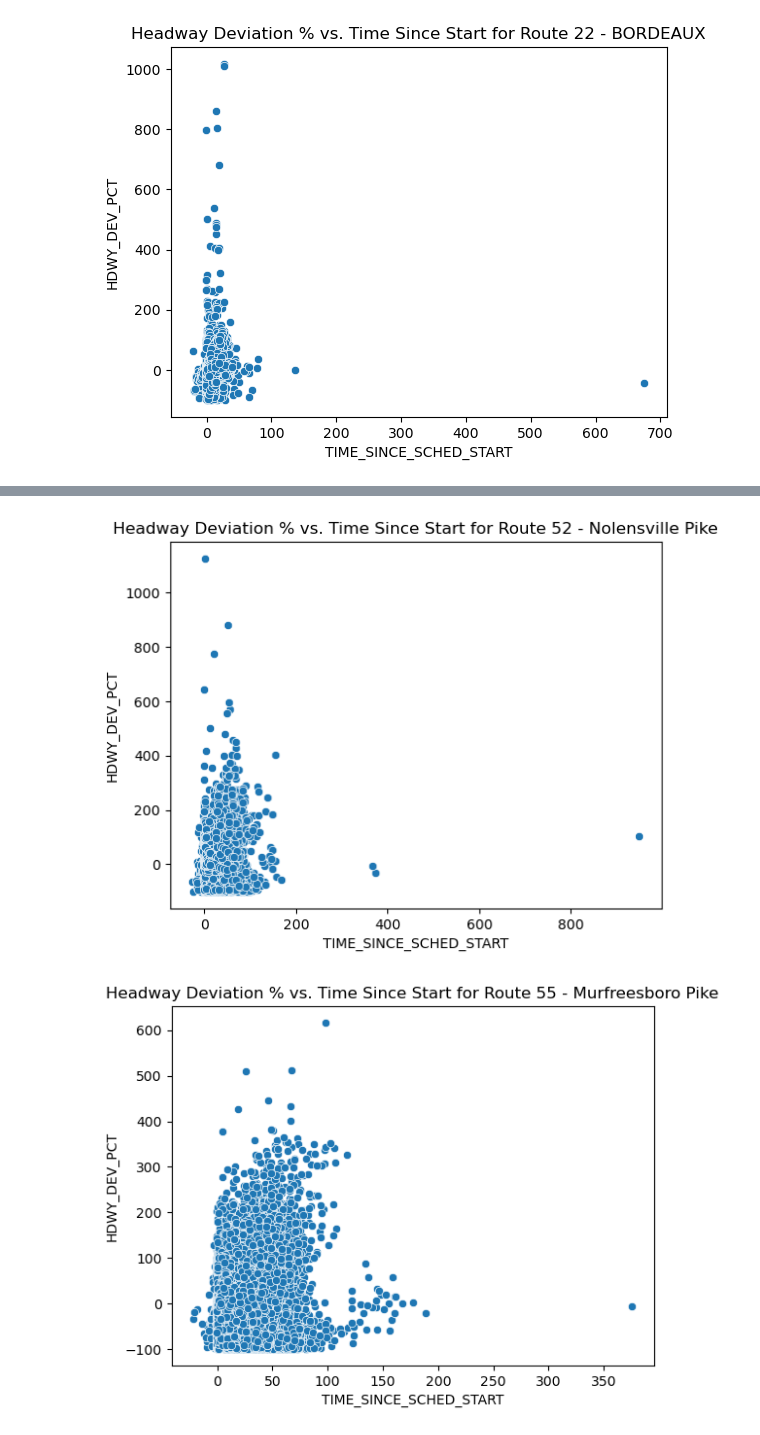
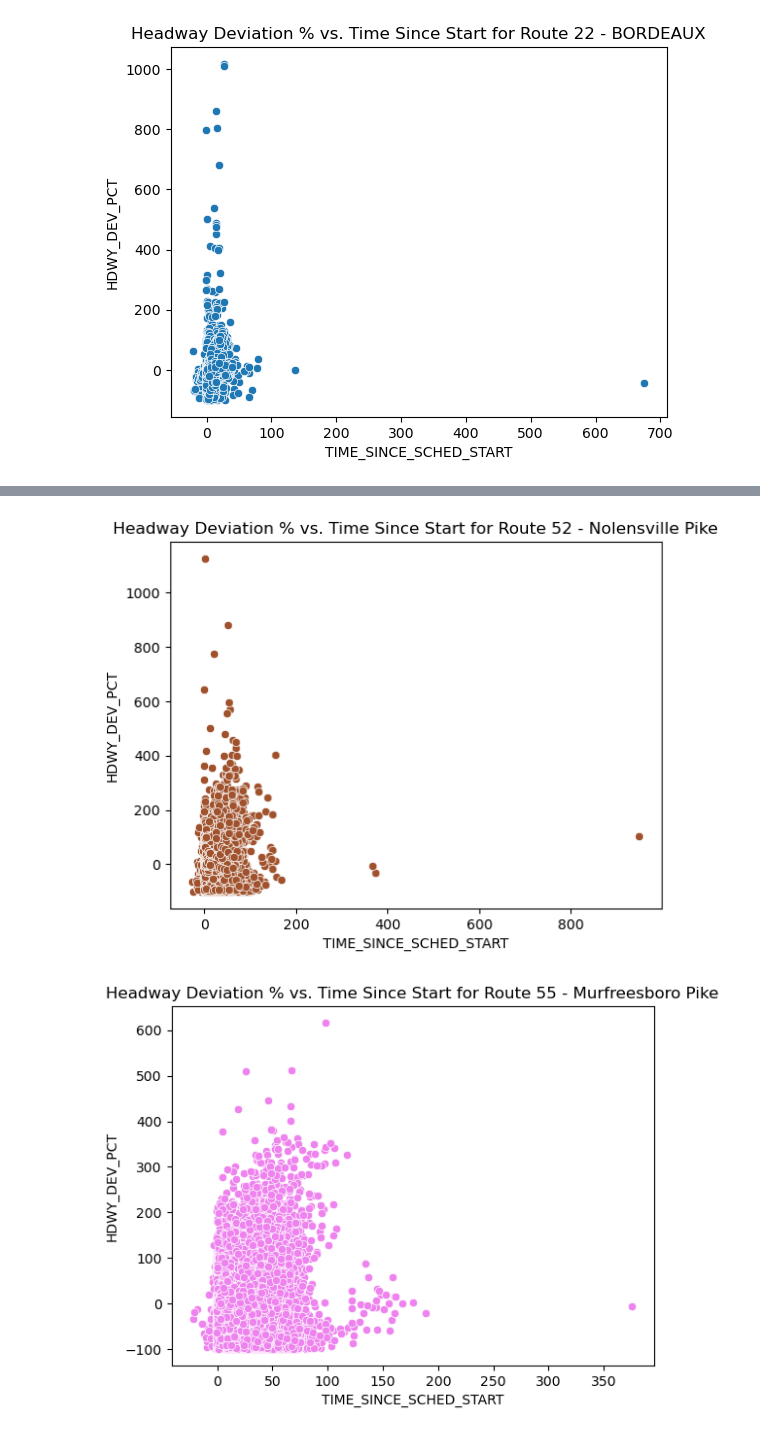
Before and after one commit to ballir27/wego-nashville-bus-adherence, a Jupyter notebook: Notebooks/AB-WeGo-Dist-Time-Travelled-Analysis.ipynb, the cells around one changed output, grey strips where cells are left out. Saved outputs shown, nothing was run; the diff lists cells and outputs as text; code cells hidden in the pictures.

Commit message:
Stdev and Plot Experimentations

```diff
--- a/Notebooks/AB-WeGo-Dist-Time-Travelled-Analysis.ipynb
+++ b/Notebooks/AB-WeGo-Dist-Time-Travelled-Analysis.ipynb
@@ -300,5 +333,11 @@ sns.scatterplot(data=headway_df_adj, x= 'STOP_SEQ_ADJ', y='HDWY_DEV_PCT',hue='RO
+# %%
+#Adjusted Corrected Trip ID for Overload ID
+headway_df_adj['CORRECTED_TRIP_ID2'] = headway_df_adj['CORRECTED_TRIP_ID'].astype(str) + '-' + headway_df_adj['OVERLOAD_ID'].astype(str)
 # %%
 headway_df_adj['STOP_SEQ_ADJ_RANK'] = headway_df_adj.groupby(['CORRECTED_TRIP_ID'])['STOP_SEQ_ADJ'].rank('max').copy()
+# %%
+#Adjusted STOP_SEQ_ADJ_RANK2 for Overload ID
+headway_df_adj['STOP_SEQ_ADJ_RANK2'] = headway_df_adj.groupby(['CORRECTED_TRIP_ID2'])['STOP_SEQ_ADJ'].rank('max').copy()
 # %%
 headway_df_adj[headway_df_adj['TRIP_ID']==345104].iloc[0:30,0:20]
 # %% [output]
@@ -361,3 +432,5 @@ headway_df_adj['TIME_SINCE_SCHED_START'] = (pd.Series(headway_df_adj['ACTUAL_DEP
 #First attempt at adjusting for miscalculated time difference values due to overnight change in date
 #headway_df_adj.loc[headway_df_adj['TIME_SINCE_ACTUAL_START'] < -50000, 'TIME_SINCE_ACTUAL_START'] = 86400+headway_df_adj['TIME_SINCE_ACTUAL_START']
 #headway_df_adj.loc[headway_df_adj['TIME_SINCE_SCHED_START'] < -50000, 'TIME_SINCE_SCHED_START'] = 86400+headway_df_adj['TIME_SINCE_SCHED_START']
+# %%
+headway_df_adj['TIME_SINCE_ACTUAL_START'] = np.where(headway_df_adj['TIME_SINCE_ACTUAL_START']<0,np.nan,headway_df_adj['TIME_SINCE_ACTUAL_START'])
@@ -443,9 +529,9 @@ sns.scatterplot(data=headway_df_adj[headway_df_adj['ROUTE_ABBR']=='CHARLOTTE PIK
 # %%
-sns.scatterplot(data=headway_df_adj[headway_df_adj['ROUTE_ABBR']=='NOLENSVILLE PIKE'], x= 'TIME_SINCE_SCHED_START', y='HDWY_DEV_PCT').set(title='Headway Deviation % vs. Time Since Start for Route 52 - Nolensville Pike');
+sns.scatterplot(data=headway_df_adj[headway_df_adj['ROUTE_ABBR']=='NOLENSVILLE PIKE'], x= 'TIME_SINCE_SCHED_START', y='HDWY_DEV_PCT', color = 'sienna').set(title='Headway Deviation % vs. Time Since Start for Route 52 - Nolensville Pike');
 # %% [output]
-[figure, old version]
+[figure, new version]
 # %%
-sns.scatterplot(data=headway_df_adj[headway_df_adj['ROUTE_ABBR']=='MURFEESBORO PIKE'], x= 'TIME_SINCE_SCHED_START', y='HDWY_DEV_PCT').set(title='Headway Deviation % vs. Time Since Start for Route 55 - Murfreesboro Pike');
+sns.scatterplot(data=headway_df_adj[headway_df_adj['ROUTE_ABBR']=='MURFREESBORO PIKE'], x= 'TIME_SINCE_SCHED_START', y='HDWY_DEV_PCT', color = 'violet').set(title='Headway Deviation % vs. Time Since Start for Route 55 - Murfreesboro Pike');
 # %% [output]
-[figure, old version]
+[figure, new version]
 # %%
```
Also changed, not shown: parts of 22 cells of this notebook.
